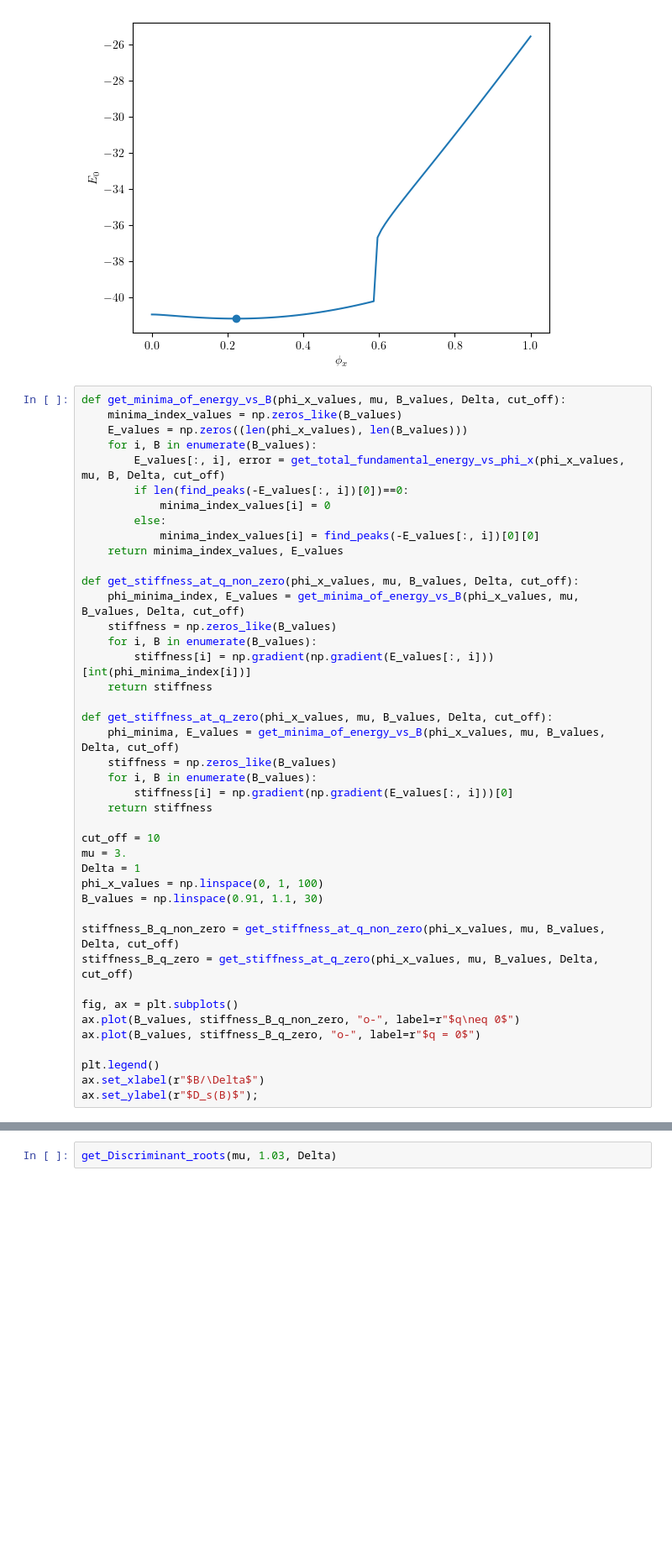
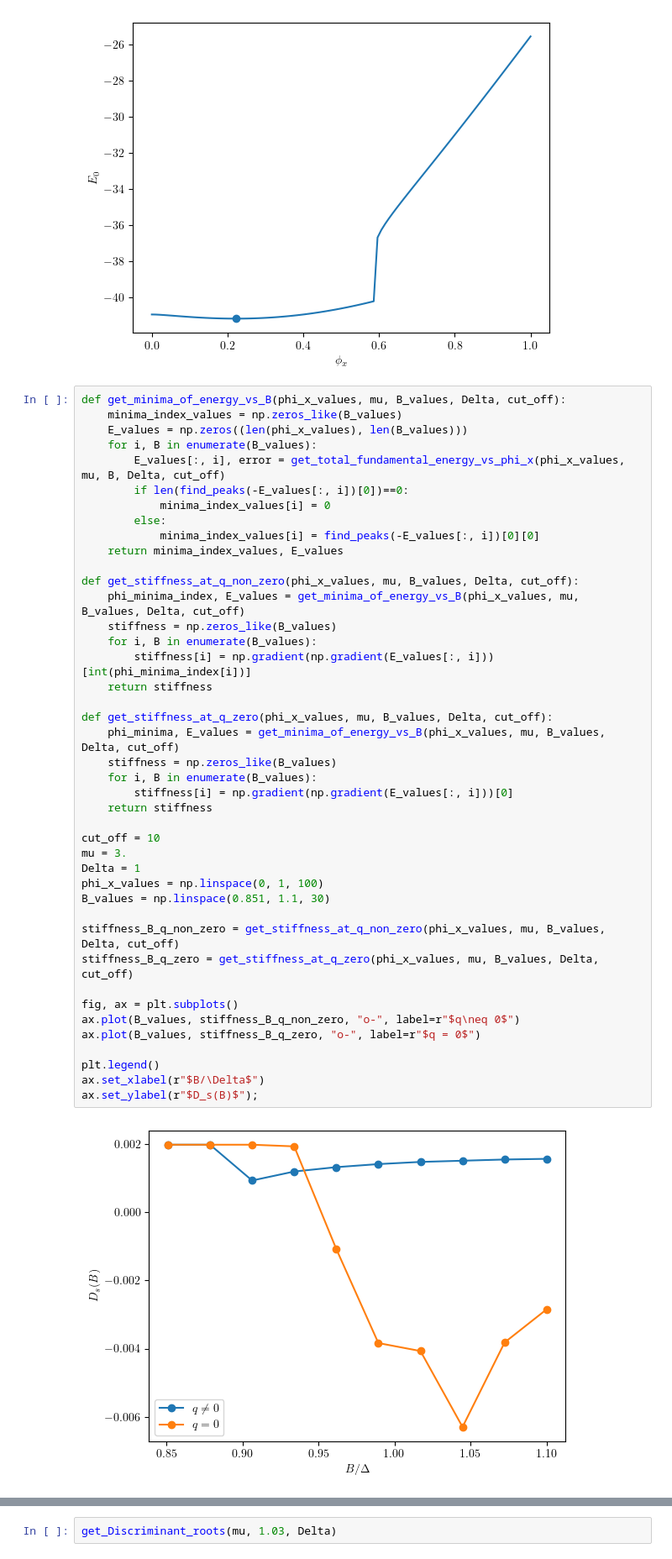
Before and after one commit to gabriel-rodriguez-ruiz/bilayer, a Jupyter notebook: Monolayer.ipynb, the cells around one changed output, grey strips where cells are left out. Shown at 84% size. Drawn from its saved outputs; the diff is of its cells as text; blank space fills up the shorter version.

```diff
--- a/Monolayer.ipynb
+++ b/Monolayer.ipynb
@@ -615,34 +615,36 @@ def get_minima_of_energy_vs_B(phi_x_values, mu, B_values, Delta, cut_off):
 
 def get_stiffness_at_q_non_zero(phi_x_values, mu, B_values, Delta, cut_off):
     phi_minima_index, E_values = get_minima_of_energy_vs_B(phi_x_values, mu, B_values, Delta, cut_off)
     stiffness = np.zeros_like(B_values)
     for i, B in enumerate(B_values):
         stiffness[i] = np.gradient(np.gradient(E_values[:, i]))[int(phi_minima_index[i])]
     return stiffness
 
 def get_stiffness_at_q_zero(phi_x_values, mu, B_values, Delta, cut_off):
     phi_minima, E_values = get_minima_of_energy_vs_B(phi_x_values, mu, B_values, Delta, cut_off)
     stiffness = np.zeros_like(B_values)
     for i, B in enumerate(B_values):
         stiffness[i] = np.gradient(np.gradient(E_values[:, i]))[0]
     return stiffness
 
 cut_off = 10
 mu = 3.
 Delta = 1
 phi_x_values = np.linspace(0, 1, 100)
-B_values = np.linspace(0.91, 1.1, 30)
+B_values = np.linspace(0.851, 1.1, 30)
 
 stiffness_B_q_non_zero = get_stiffness_at_q_non_zero(phi_x_values, mu, B_values, Delta, cut_off)
 stiffness_B_q_zero = get_stiffness_at_q_zero(phi_x_values, mu, B_values, Delta, cut_off)
 
 fig, ax = plt.subplots()
 ax.plot(B_values, stiffness_B_q_non_zero, "o-", label=r"$q\neq 0$")
 ax.plot(B_values, stiffness_B_q_zero, "o-", label=r"$q = 0$")
 
 plt.legend()
 ax.set_xlabel(r"$B/\Delta$")
 ax.set_ylabel(r"$D_s(B)$");
+# %% [output]
+[figure, added]
 # %%
 fig, ax = plt.subplots()
 ax.plot(B_values, stiffness_B_q_non_zero, "o-", label=r"$q\neq 0$",)
```
Also changed, not shown: parts of 3 cells of this notebook.
